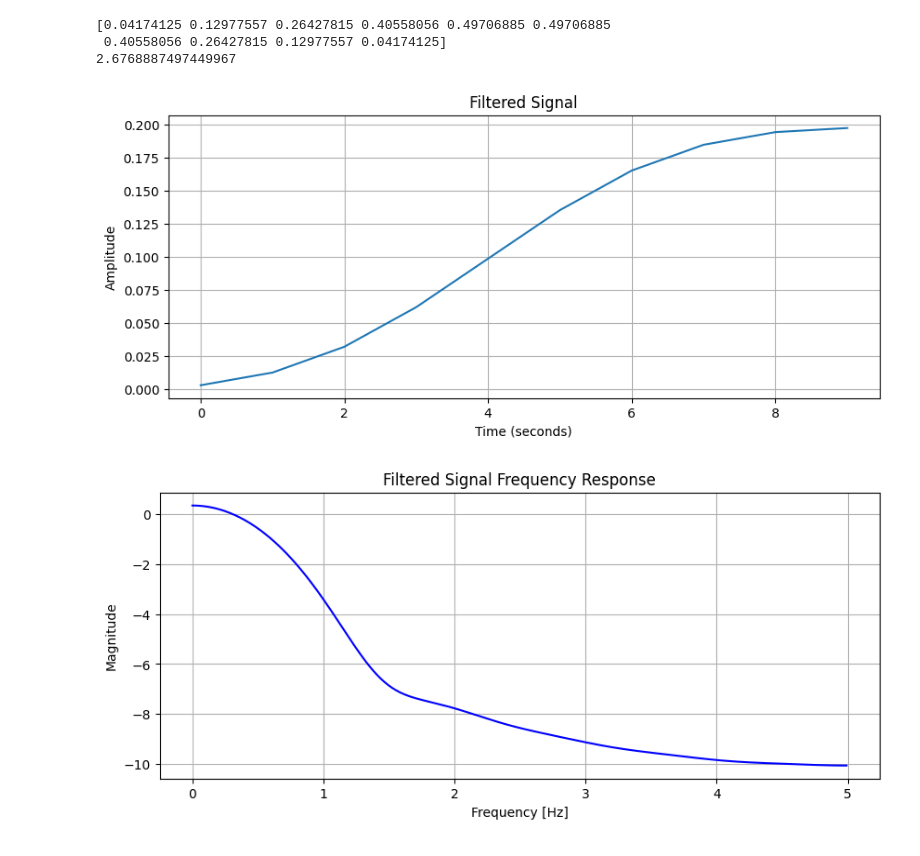
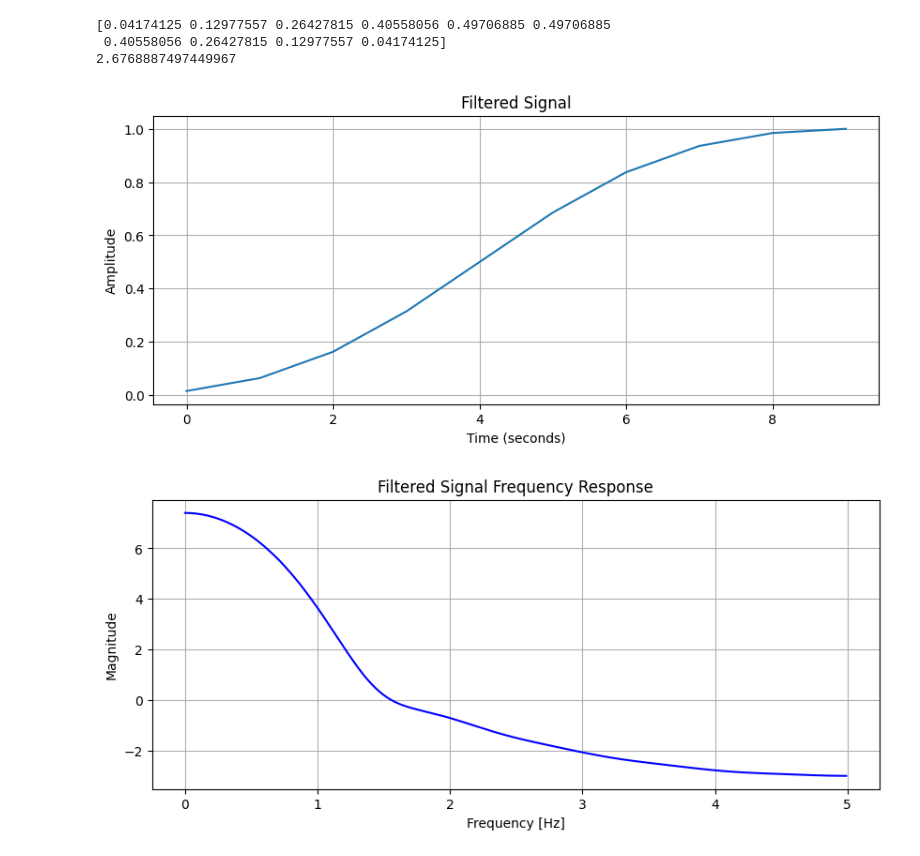
Before and after one commit to Jibby2k1/DinoDetect, a Jupyter notebook: SentimentSignal.ipynb, the cells around one changed output. Drawn from its saved outputs; the diff is of its cells as text; code cells hidden in the pictures.

Commit message:
Fixed formatting (for the graphs)

```diff
--- a/SentimentSignal.ipynb
+++ b/SentimentSignal.ipynb
@@ -54,26 +54,26 @@ print(taps_sum)
  0.40558056 0.26427815 0.12977557 0.04174125]
 2.6768887497449967
 # %%
-output_signal = lfilter(taps, 1, test)
+output_signal = lfilter(norm_taps, taps_sum, test)
 w, h = freqz(output_signal, fs=fs)
 
 # Plot the filtered audio signal
 plt.figure(figsize=(10, 4))
 plt.plot(time, output_signal)
 plt.title('Filtered Signal')
 plt.xlabel('Time (seconds)')
 plt.ylabel('Amplitude')
 plt.grid(True)
 plt.show()
 
 # Plot the frequency response of the audio
 plt.figure(figsize=(10, 4))
 plt.plot(w, 10 * np.log10(np.abs(h)), 'b')
 plt.title('Filtered Signal Frequency Response')
 plt.xlabel('Frequency [Hz]')
 plt.ylabel('Magnitude')
 plt.grid()
 plt.show()
 # %% [output]
-[figure, old version]
+[figure, new version]
-[figure, old version]
+[figure, new version]
```
